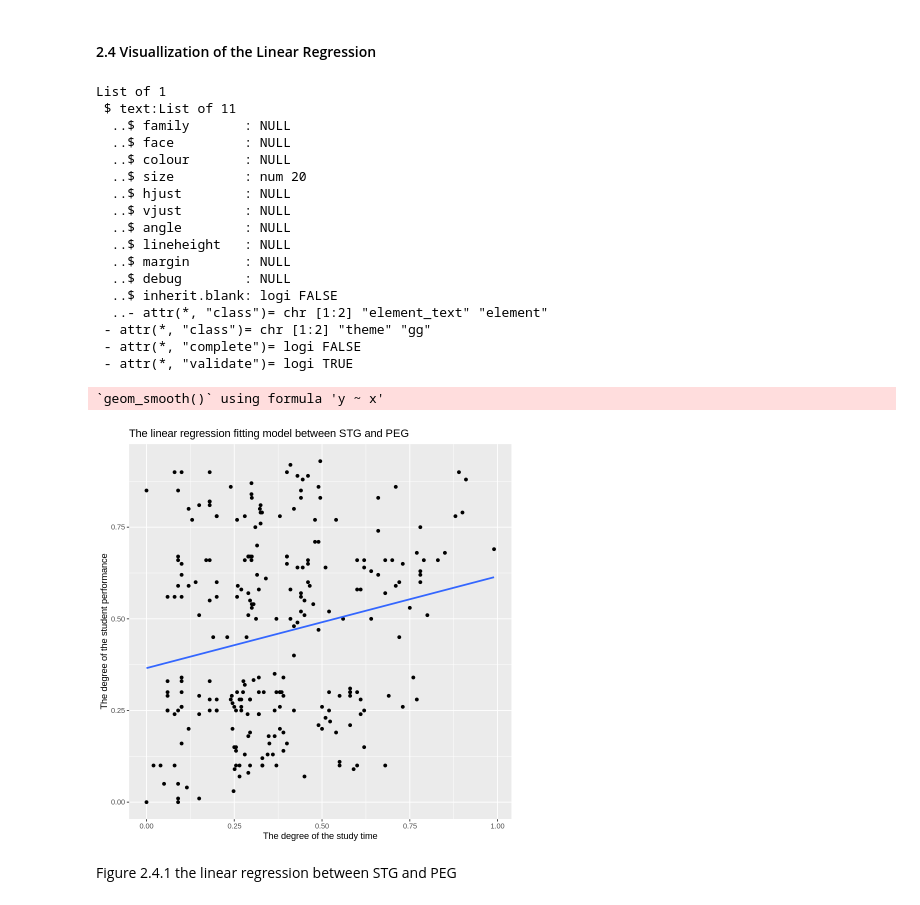
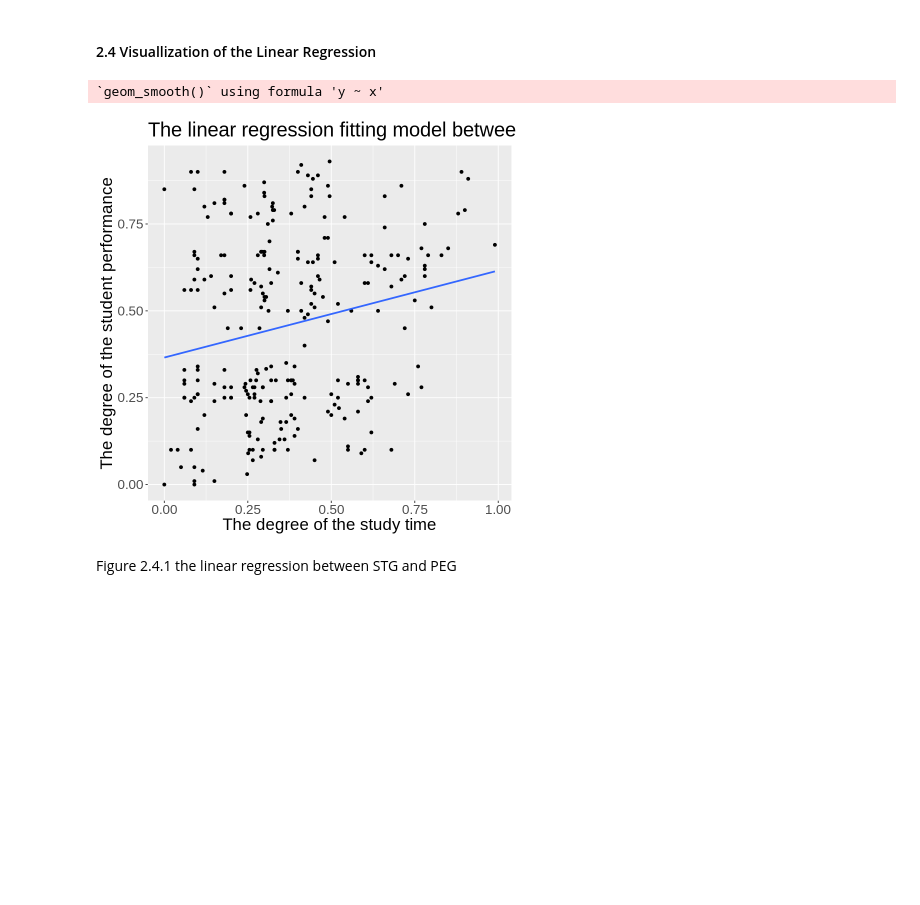
Before and after one commit to snowwang99/DSCI100_group32_project, a Jupyter notebook: DSCI100_Group32_Report.ipynb, the cells around one changed output. Drawn from its saved outputs; the diff is of its cells as text; code cells hidden in the pictures; blank space fills up the shorter version.

```diff
--- a/DSCI100_Group32_Report.ipynb
+++ b/DSCI100_Group32_Report.ipynb
@@ -474,33 +501,16 @@ The RMSPE of K-NN linear regression is 0.257.
 # %%
 lm_predictions <- user_training %>%
     ggplot(aes(x = STG, y = PEG)) +
         geom_point() +
         geom_smooth(method = "lm", se = FALSE) +
         xlab("The degree of the study time") +
         ylab("The degree of the student performance") +
-        ggtitle("The linear regression fitting model between STG and PEG")
+        ggtitle("The linear regression fitting model between STG and PEG")+
         theme(text = element_text(size = 20))
 lm_predictions
 # %% [output]
-List of 1
- $ text:List of 11
-  ..$ family       : NULL
-  ..$ face         : NULL
-  ..$ colour       : NULL
-  ..$ size         : num 20
-  ..$ hjust        : NULL
-  ..$ vjust        : NULL
-  ..$ angle        : NULL
-  ..$ lineheight   : NULL
-  ..$ margin       : NULL
-  ..$ debug        : NULL
-  ..$ inherit.blank: logi FALSE
-  ..- attr(*, "class")= chr [1:2] "element_text" "element"
- - attr(*, "class")= chr [1:2] "theme" "gg"
- - attr(*, "complete")= logi FALSE
- - attr(*, "validate")= logi TRUE
+`geom_smooth()` using formula 'y ~ x'
-`geom_smooth()` using formula 'y ~ x'
-[figure, old version]
+[figure, new version]
 # %% [markdown]
 Figure 2.4.1 the linear regression between STG and PEG
 # %% [markdown]
```
Also changed, not shown: parts of 7 cells of this notebook.
